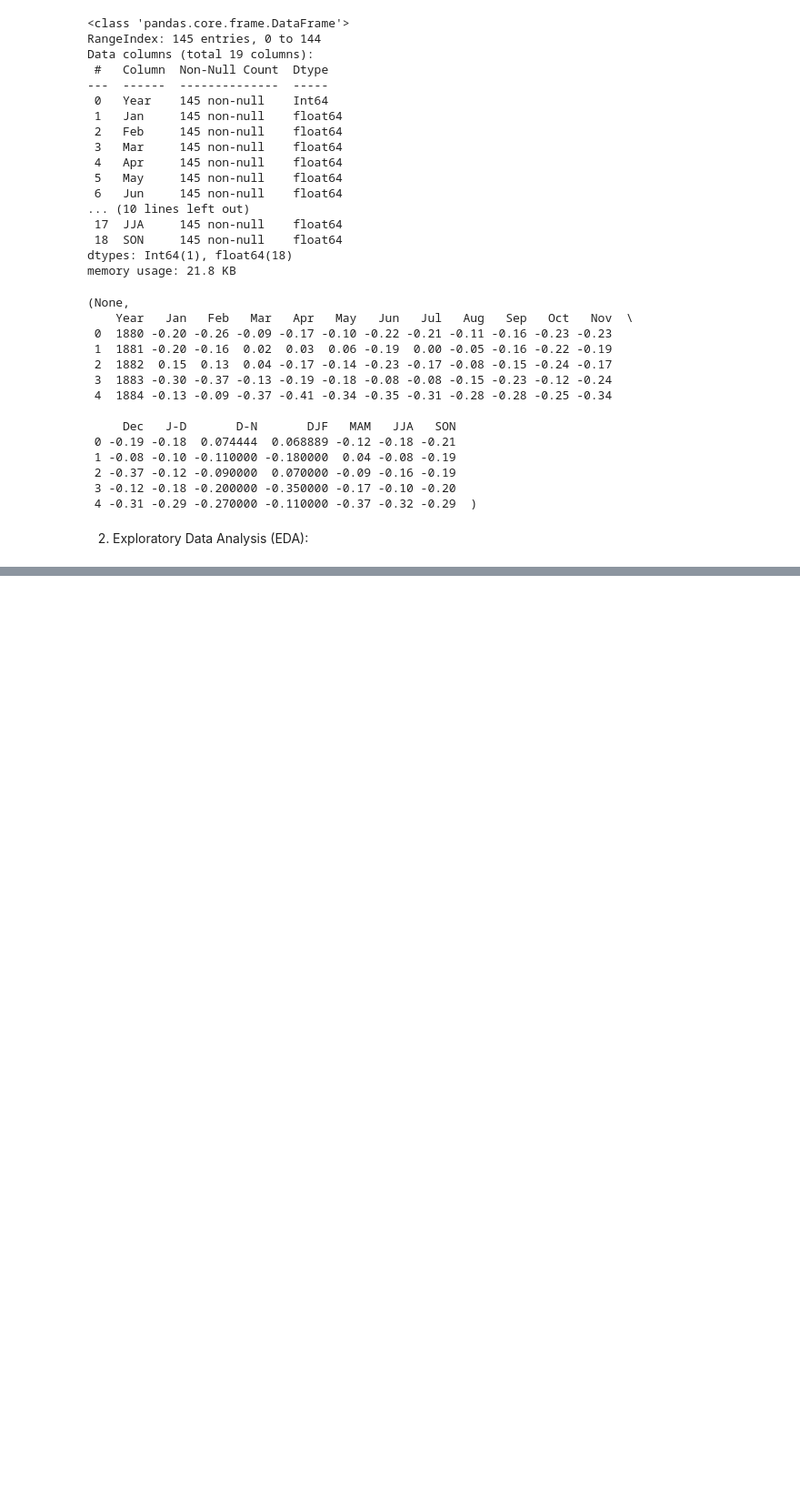
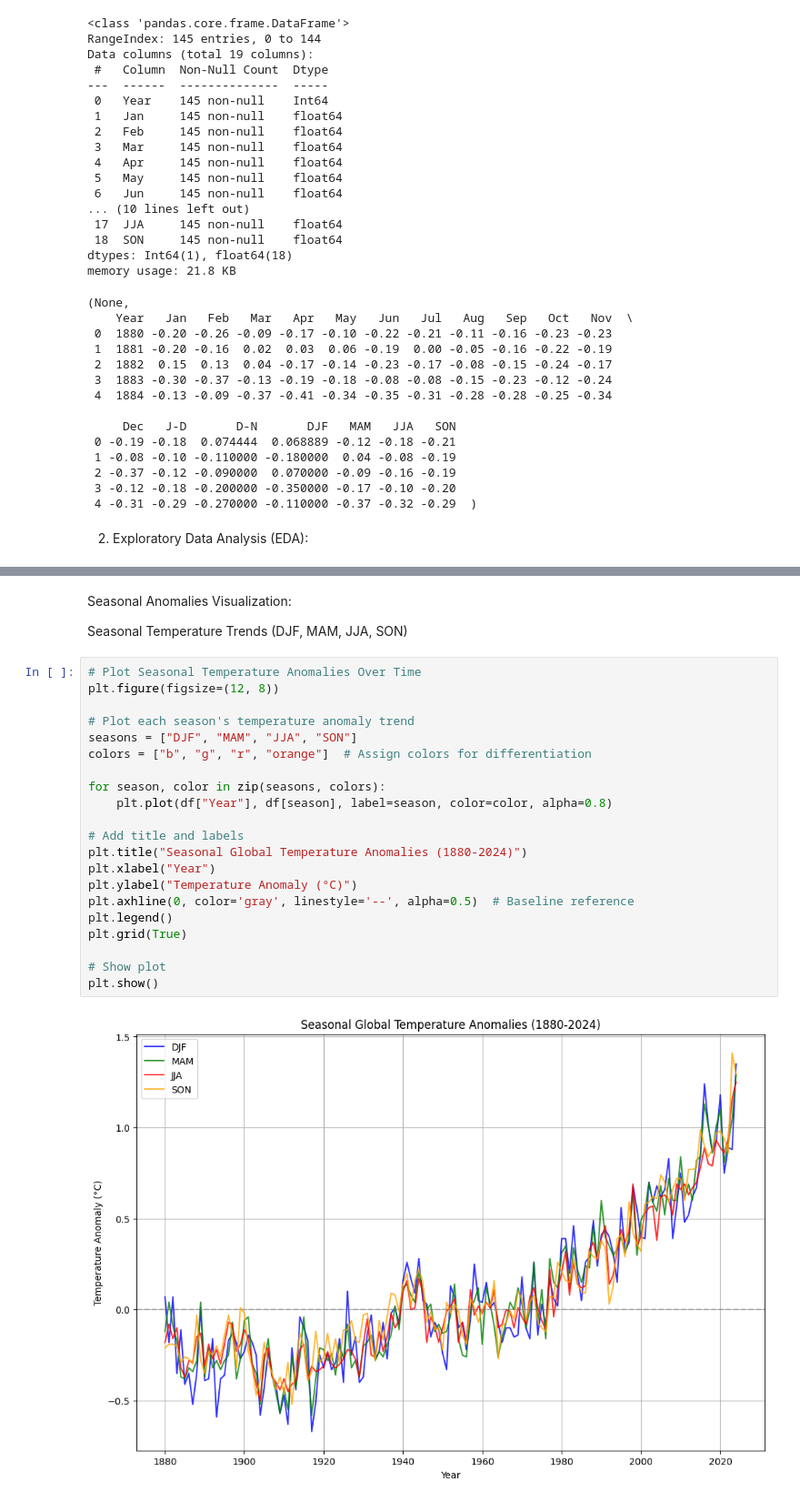
Before and after one commit to albertokabore/Albert_Global_Temperature_Exploratory_Data_Analysis, a Jupyter notebook: Albert_Global_Temperature.ipynb, the cells around one changed output, grey strips where cells are left out. Shown at 91% size. Cells and saved outputs as stored; diff of their text form; blank space fills up the shorter version.

```diff
--- a/Albert_Global_Temperature.ipynb
+++ b/Albert_Global_Temperature.ipynb
@@ -188,0 +236,27 @@ Data Cleaning
+# %% [markdown]
+Seasonal Anomalies Visualization:
+
+Seasonal Temperature Trends (DJF, MAM, JJA, SON)
+# %%
+# Plot Seasonal Temperature Anomalies Over Time
+plt.figure(figsize=(12, 8))
+
+# Plot each season's temperature anomaly trend
+seasons = ["DJF", "MAM", "JJA", "SON"]
+colors = ["b", "g", "r", "orange"]  # Assign colors for differentiation
+
+for season, color in zip(seasons, colors):
+    plt.plot(df["Year"], df[season], label=season, color=color, alpha=0.8)
+
+# Add title and labels
+plt.title("Seasonal Global Temperature Anomalies (1880-2024)")
+plt.xlabel("Year")
+plt.ylabel("Temperature Anomaly (°C)")
+plt.axhline(0, color='gray', linestyle='--', alpha=0.5)  # Baseline reference
+plt.legend()
+plt.grid(True)
+
+# Show plot
+plt.show()
+# %% [output]
+[figure, added]
```
Also changed, not shown: parts of 24 cells of this notebook, 2 other files.
